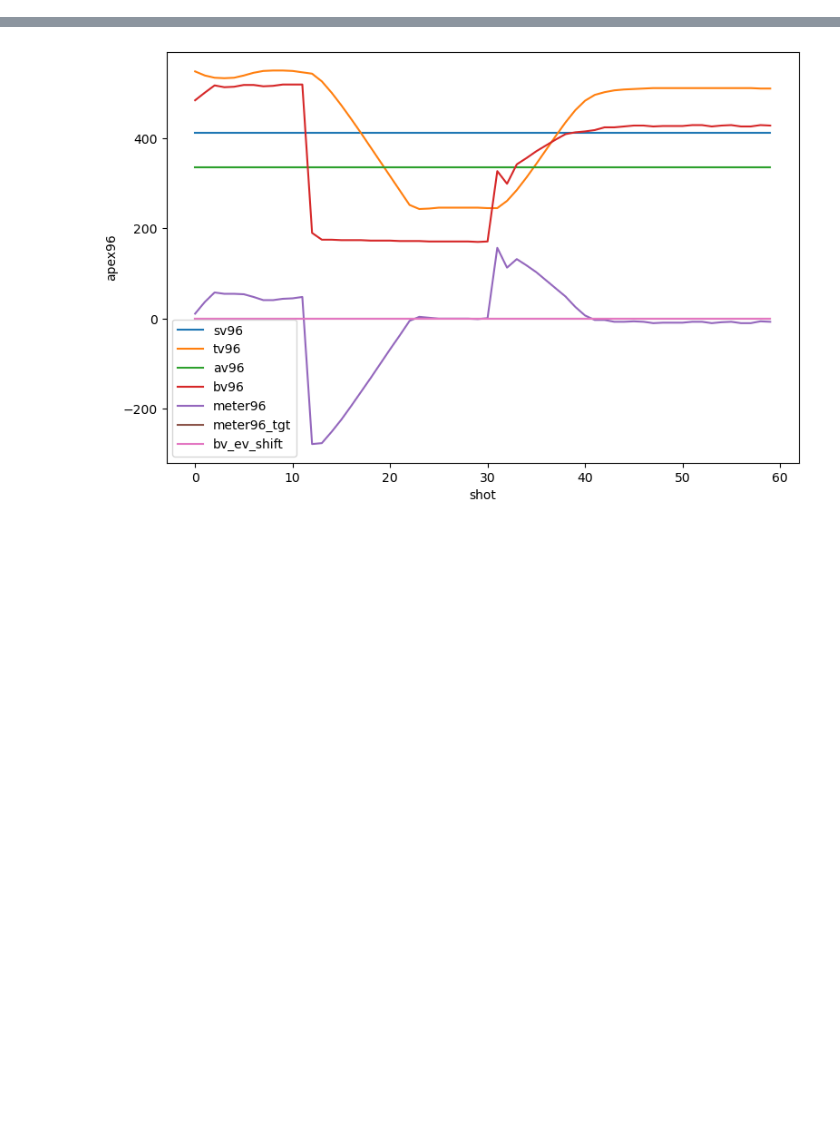
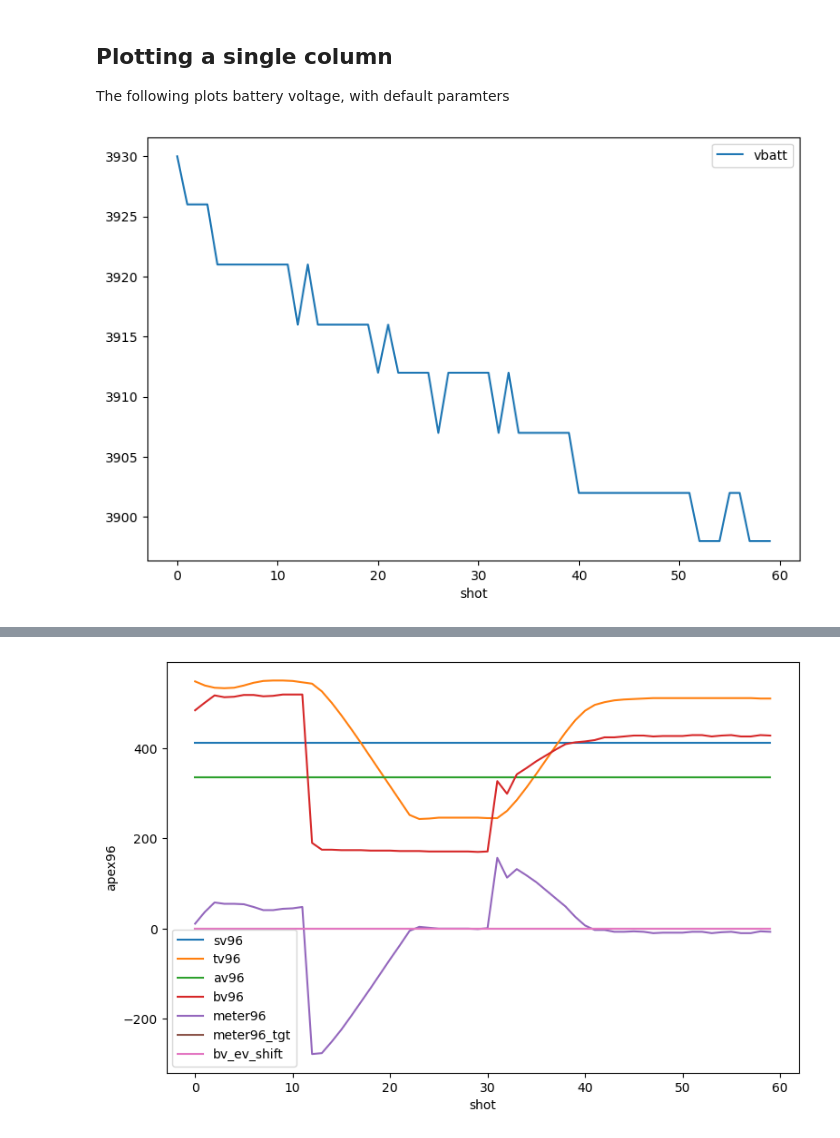
Before and after one commit to reyalpchdk/chdkscripts, a Jupyter notebook: tools/rawopint-analysis-tutorial.ipynb, the cells around one changed output, grey strips where cells are left out. Cells and saved outputs as stored; diff of their text form; code cells hidden in the pictures; blank space fills up the shorter version.

```diff
--- a/tools/rawopint-analysis-tutorial.ipynb
+++ b/tools/rawopint-analysis-tutorial.ipynb
@@ -25,9 +26,0 @@ If rawopint is set to append, log files may contain multiple runs. RawOpDataPlot
-# %%
-all_runs=RawOpDataPlot.load_csv('../scriptlogs/rawopint-026-sample1.csv')
-print(f'loaded {len(all_runs)} runs')
-run1=all_runs[0]
-run2=all_runs[1]
-print('\nrun 1')
-run1.summary()
-print('\nrun 2')
-run2.summary()
@@ -66,0 +27,8 @@ When using interactive plots with `%matplotlib widget`, you can specify column v
+# %%
+runs=RawOpDataPlot.load_csv('../scriptlogs/rawopint-026-sample1.csv')
+print(f'Loaded {len(runs)} runs')
+for i, run in enumerate(runs):
+    print(f'\nRun {i}')
+    run.summary()
+
+r0=runs[0]
@@ -66,0 +79,7 @@ When using interactive plots with `%matplotlib widget`, you can specify column v
+# %% [markdown]
+## Plotting a single column
+The following plots battery voltage, with default paramters
+# %%
+r0.plot('vbatt')
+# %% [output]
+[figure, added]
```
Also changed, not shown: parts of 20 cells of this notebook, 1 other file.
